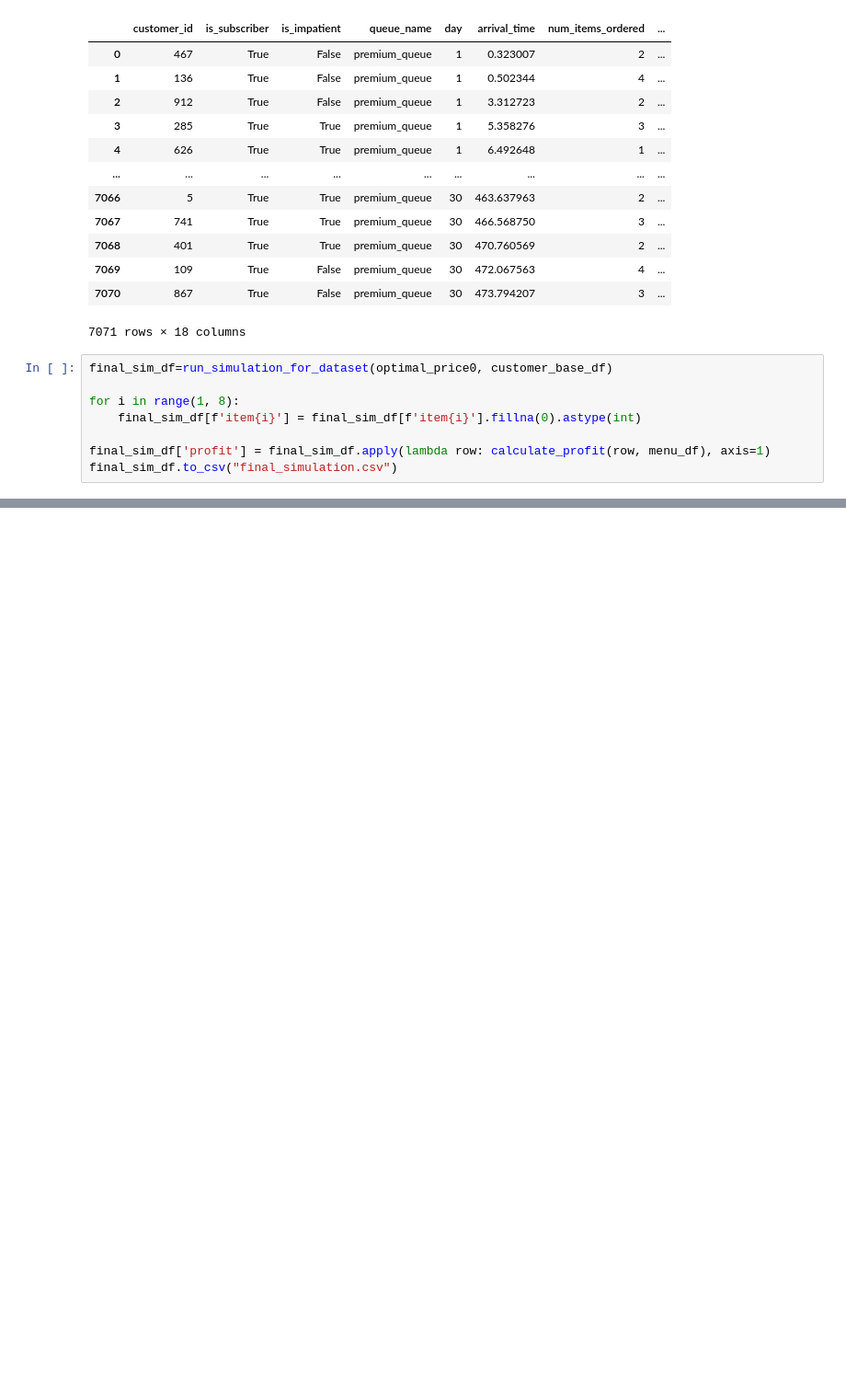
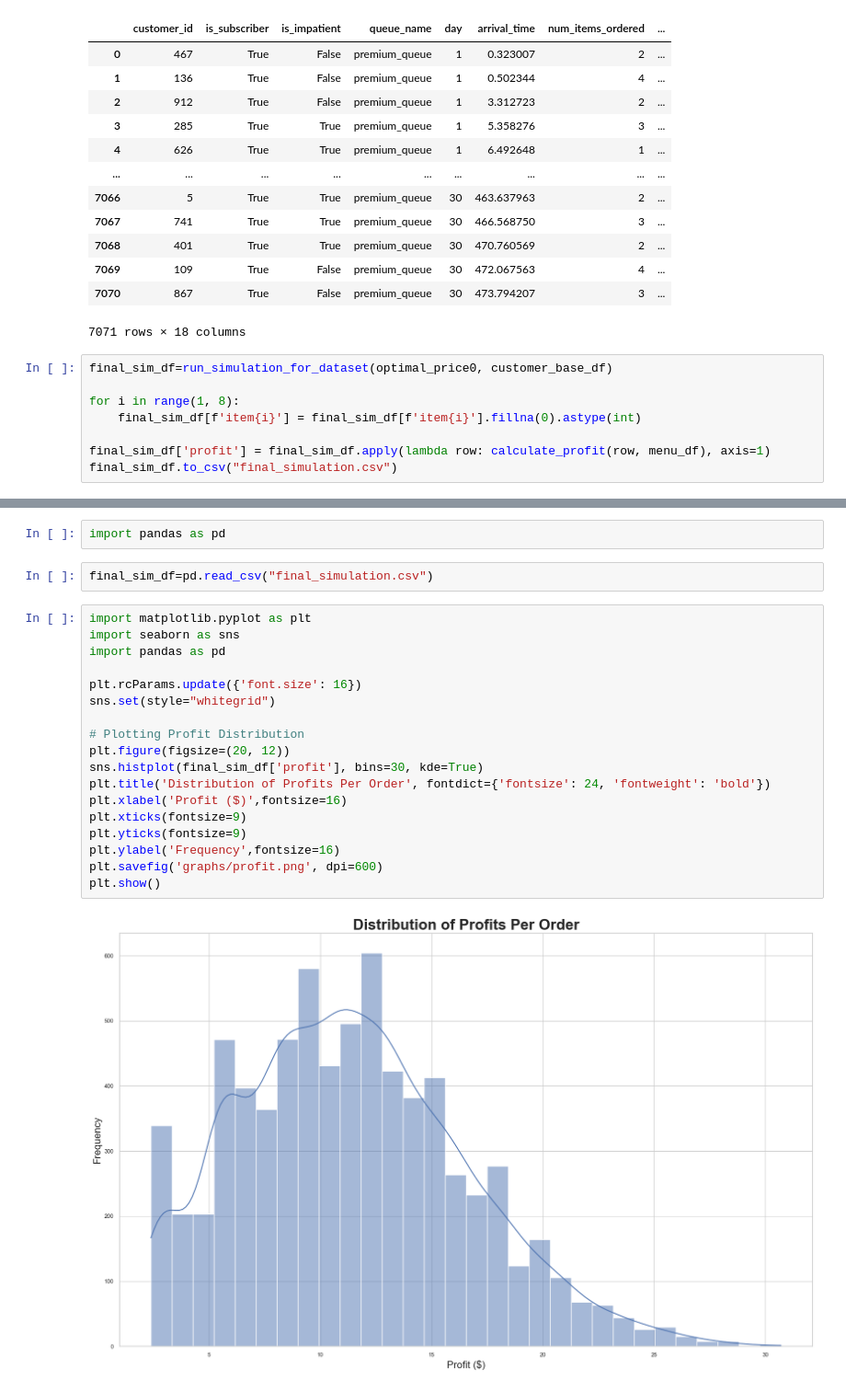
Before and after one commit to MichaelRocchio/MSDS_460, a Jupyter notebook: Term_Assignment/term_assign.ipynb, the cells around one changed output, grey strips where cells are left out. Shown at 92% size. Saved outputs shown, nothing was run; the diff lists cells and outputs as text; blank space fills up the shorter version.

```diff
--- a/Term_Assignment/term_assign.ipynb
+++ b/Term_Assignment/term_assign.ipynb
@@ -507,0 +429,24 @@ plt.savefig('graphs/subscriber.png')
+# %%
+import pandas as pd
+# %%
+final_sim_df=pd.read_csv("final_simulation.csv")
+# %%
+import matplotlib.pyplot as plt
+import seaborn as sns
+import pandas as pd
+
+plt.rcParams.update({'font.size': 16})
+sns.set(style="whitegrid")
+
+# Plotting Profit Distribution
+plt.figure(figsize=(20, 12))
+sns.histplot(final_sim_df['profit'], bins=30, kde=True)
+plt.title('Distribution of Profits Per Order', fontdict={'fontsize': 24, 'fontweight': 'bold'})
+plt.xlabel('Profit ($)',fontsize=16)
+plt.xticks(fontsize=9)
+plt.yticks(fontsize=9)
+plt.ylabel('Frequency',fontsize=16)
+plt.savefig('graphs/profit.png', dpi=600)
+plt.show()
+# %% [output]
+[figure, added]
```
Also changed, not shown: parts of 14 cells of this notebook, 7 other files.
